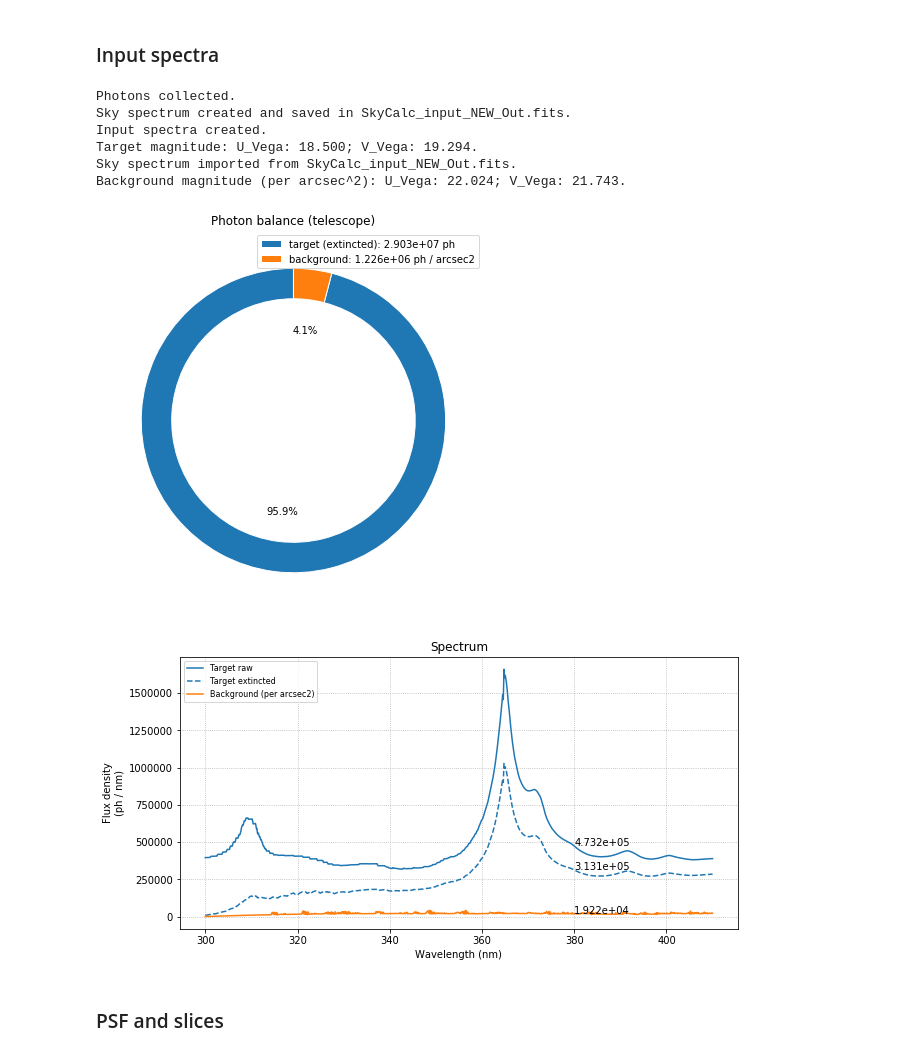
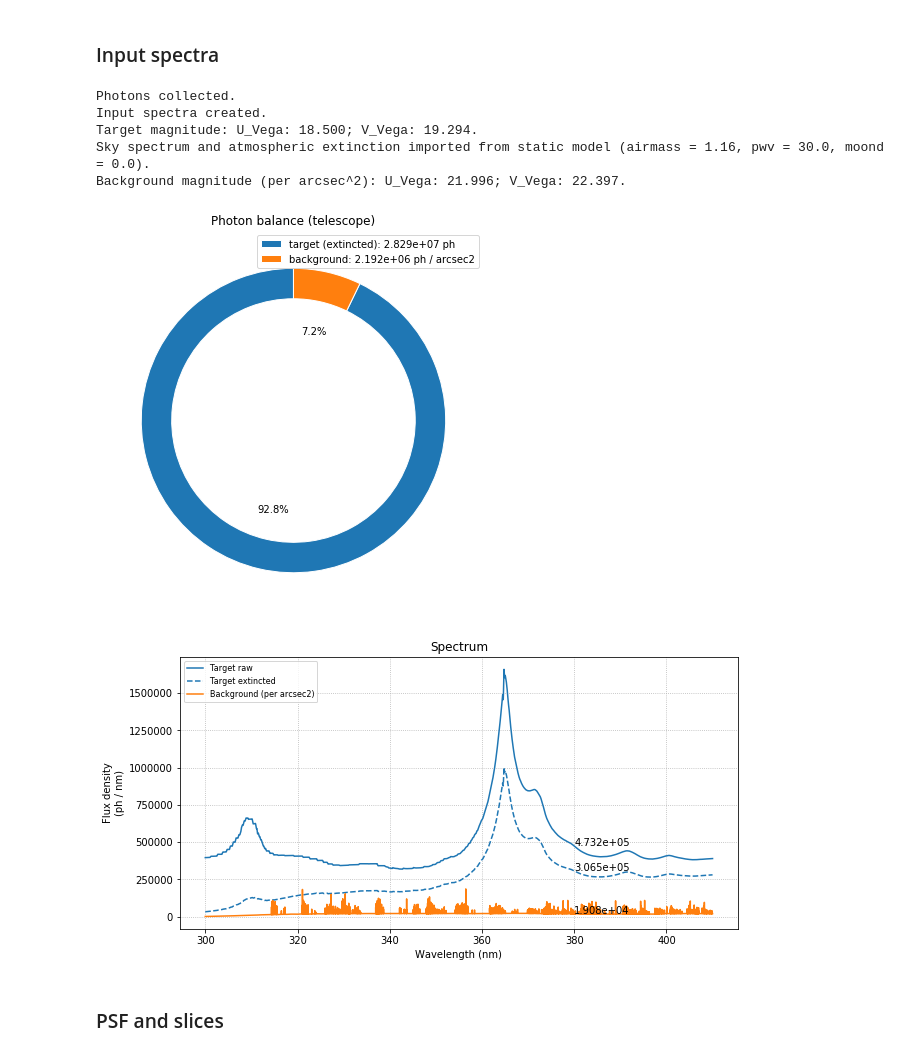
Before and after one commit to gcupani/cubes, a Jupyter notebook: sw/CUBES E2E simulator (compact).ipynb, the cells around one changed output. Saved outputs shown, nothing was run; the diff lists cells and outputs as text; code cells hidden in the pictures.

```diff
--- a/sw/CUBES E2E simulator (compact).ipynb
+++ b/sw/CUBES E2E simulator (compact).ipynb
@@ -11,33 +11,32 @@
 # %%
 sim.spec_templ = 'custom'  # Template ('flat', 'PL', 'custom')
 sim.spec_file = 'Science_Spectra/QSO_composite.dat'  # Path to file
 
 sim.wmin = 300 * au.nm  # Minimum wavelength
 sim.wmax = 410 * au.nm  # Maximum wavelength
 
 sim.mag_syst = 'Vega'  # System ('AB', 'Vega')
 sim.mag_band = 'U'  # Band ('U', 'B', 'V')
 sim.targ_mag = 18.5  # Magnitude
 
 sim.zem = 2.0  # Emission redshift
 sim.igm_abs = 'inoue'  # IGM absorption
 
-sim.airmass = 1.16  # Airmass
-sim.pwv = 2.5  # Precipitable water vapor
-sim.moond = 0  # Days from new moon
+sim.airmass = None  # Airmass
+sim.pwv = None  # Precipitable water vapor
+sim.moond = None  # Days from new moon
 
 sim.texp = 3600*au.s  # Exposure time
 sim.spec_in()
 #%mprun -f sim.spec_in sim.spec_in()  # Only for memory checks
 # %% [output]
 Photons collected.
-Sky spectrum created and saved in SkyCalc_input_NEW_Out.fits.
 Input spectra created.
 Target magnitude: U_Vega: 18.500; V_Vega: 19.294.
-Sky spectrum imported from SkyCalc_input_NEW_Out.fits.
-Background magnitude (per arcsec^2): U_Vega: 22.024; V_Vega: 21.743.
+Sky spectrum and atmospheric extinction imported from static model (airmass = 1.16, pwv = 30.0, moond = 0.0).
+Background magnitude (per arcsec^2): U_Vega: 21.996; V_Vega: 22.397.
-[figure, old version]
+[figure, new version]
-[figure, old version]
+[figure, new version]
 # %% [markdown]
 ### PSF and slices
 # %%
```
Also changed, not shown: parts of 3 cells of this notebook, 2 other files.
